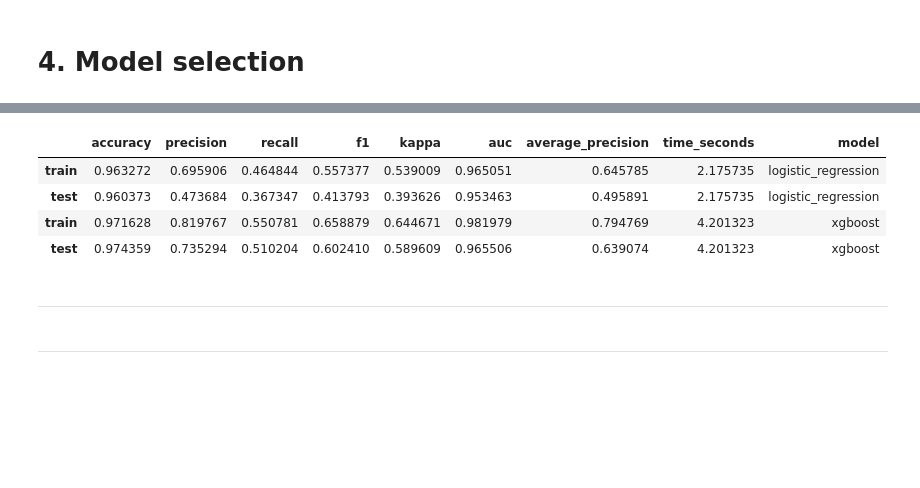
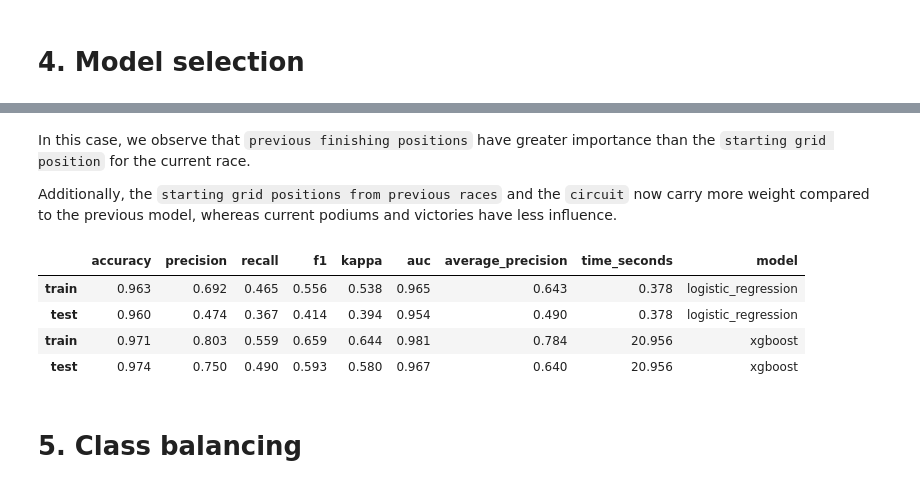
Before and after one commit to SupernovaIa/Formula-1-ML-Project, a Jupyter notebook: notebook/B2-Model-Classification.ipynb, the cells around one changed output, grey strips where cells are left out. Saved outputs shown, nothing was run; the diff lists cells and outputs as text; code cells hidden in the pictures; blank space fills up the shorter version.

```diff
--- a/notebook/B2-Model-Classification.ipynb
+++ b/notebook/B2-Model-Classification.ipynb
@@ -7,24 +7,11 @@ import pandas as pd
 import numpy as np
 import pickle
 
-# Pandas options
-# -----------------------------------------------------------------------
-pd.options.display.max_colwidth = None
-
 # Path configuration for custom module imports
 # -----------------------------------------------------------------------
 import sys
 sys.path.append('../')  # Adds the parent directory to the path for custom module imports
 
-# Ignore warnings
-# -----------------------------------------------------------------------
-import warnings
-warnings.filterwarnings("ignore")
-
-# Machine learning imports
-# -----------------------------------------------------------------------
-from sklearn.preprocessing import StandardScaler
-
 # Custom functions and classes
 # -----------------------------------------------------------------------
 from src.preprocess import *
@@ -134,14 +127,10 @@ df_results = pd.DataFrame()
 # %%
-# model_list = ["logistic_regression", "tree", "random_forest", "gradient_boosting", "xgboost"]
-model_list = ["logistic_regression", "xgboost"]
+model = "logistic_regression"
 
-for model in model_list:
+# Fit model
+models.fit_model(model, file_name=model, cross_validation=10)
 
-    models.fit_model(model, file_name=model)
-    models.plot_confusion_matrix(model)
-    models.plot_predictors_importance(model)
-    models.plot_shap_summary(model)
-    df_current_results = models.get_metrics(model)
-    df_current_results["model"] = model
-    df_results = pd.concat([df_results, df_current_results], axis=0)
-    models.plot_precision_recall_curve(model)
+# Get metrics and store them
+df_current_results = models.get_metrics(model)
+df_current_results["model"] = model
+df_results = pd.concat([df_results, df_current_results], axis=0)
@@ -156,0 +196,10 @@ for model in model_list:
+# %%
+model = "xgboost"
+
+# Fit model
+models.fit_model(model, file_name=model, cross_validation=10)
+
+# Get metrics and store them
+df_current_results = models.get_metrics(model)
+df_current_results["model"] = model
+df_results = pd.concat([df_results, df_current_results], axis=0)
@@ -157,12 +255,14 @@ for model in model_list:
+# %% [markdown]
+In this case, we observe that `previous finishing positions` have greater importance than the `starting grid position` for the current race.
+
+Additionally, the `starting grid positions from previous races` and the `circuit` now carry more weight compared to the previous model, whereas current podiums and victories have less influence.
 # %%
-df_results
+df_results.round(3)
 # %% [output]
 |  | accuracy | precision | recall | f1 | kappa | auc | average_precision | time_seconds | model |
-| train | 0.963272 | 0.695906 | 0.464844 | 0.557377 | 0.539009 | 0.965051 | 0.645785 | 2.175735 | logistic_regression |
-| test | 0.960373 | 0.473684 | 0.367347 | 0.413793 | 0.393626 | 0.953463 | 0.495891 | 2.175735 | logistic_regression |
-| train | 0.971628 | 0.819767 | 0.550781 | 0.658879 | 0.644671 | 0.981979 | 0.794769 | 4.201323 | xgboost |
-| test | 0.974359 | 0.735294 | 0.510204 | 0.602410 | 0.589609 | 0.965506 | 0.639074 | 4.201323 | xgboost |
+| train | 0.963 | 0.692 | 0.465 | 0.556 | 0.538 | 0.965 | 0.643 | 0.378 | logistic_regression |
+| test | 0.960 | 0.474 | 0.367 | 0.414 | 0.394 | 0.954 | 0.490 | 0.378 | logistic_regression |
+| train | 0.971 | 0.803 | 0.559 | 0.659 | 0.644 | 0.981 | 0.784 | 20.956 | xgboost |
+| test | 0.974 | 0.750 | 0.490 | 0.593 | 0.580 | 0.967 | 0.640 | 20.956 | xgboost |
-# %% [markdown]
----
-# %% [markdown]
----
+# %% [markdown]
+# 5. Class balancing
```
Also changed, not shown: parts of 46 cells of this notebook, 8 other files.
